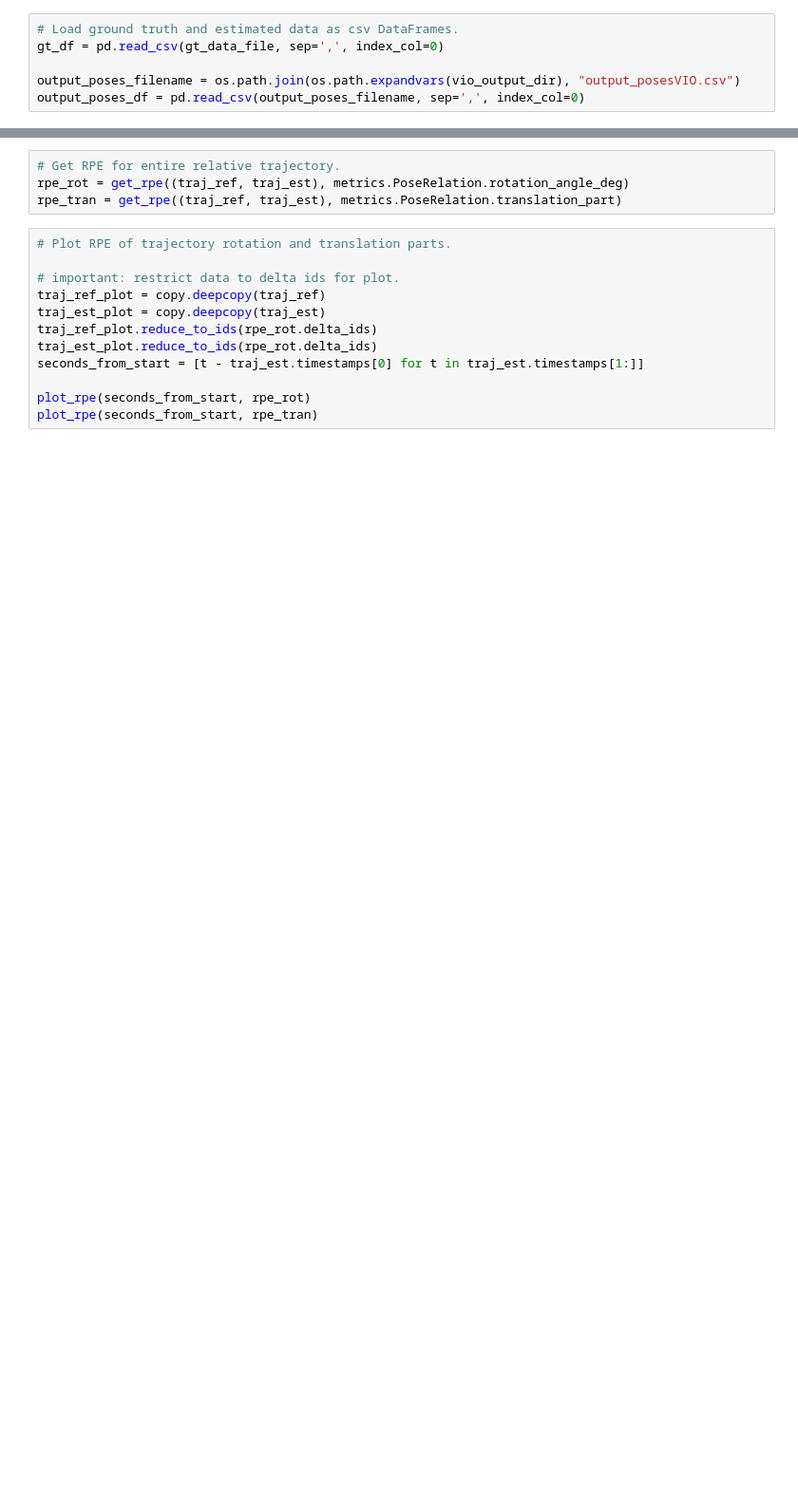
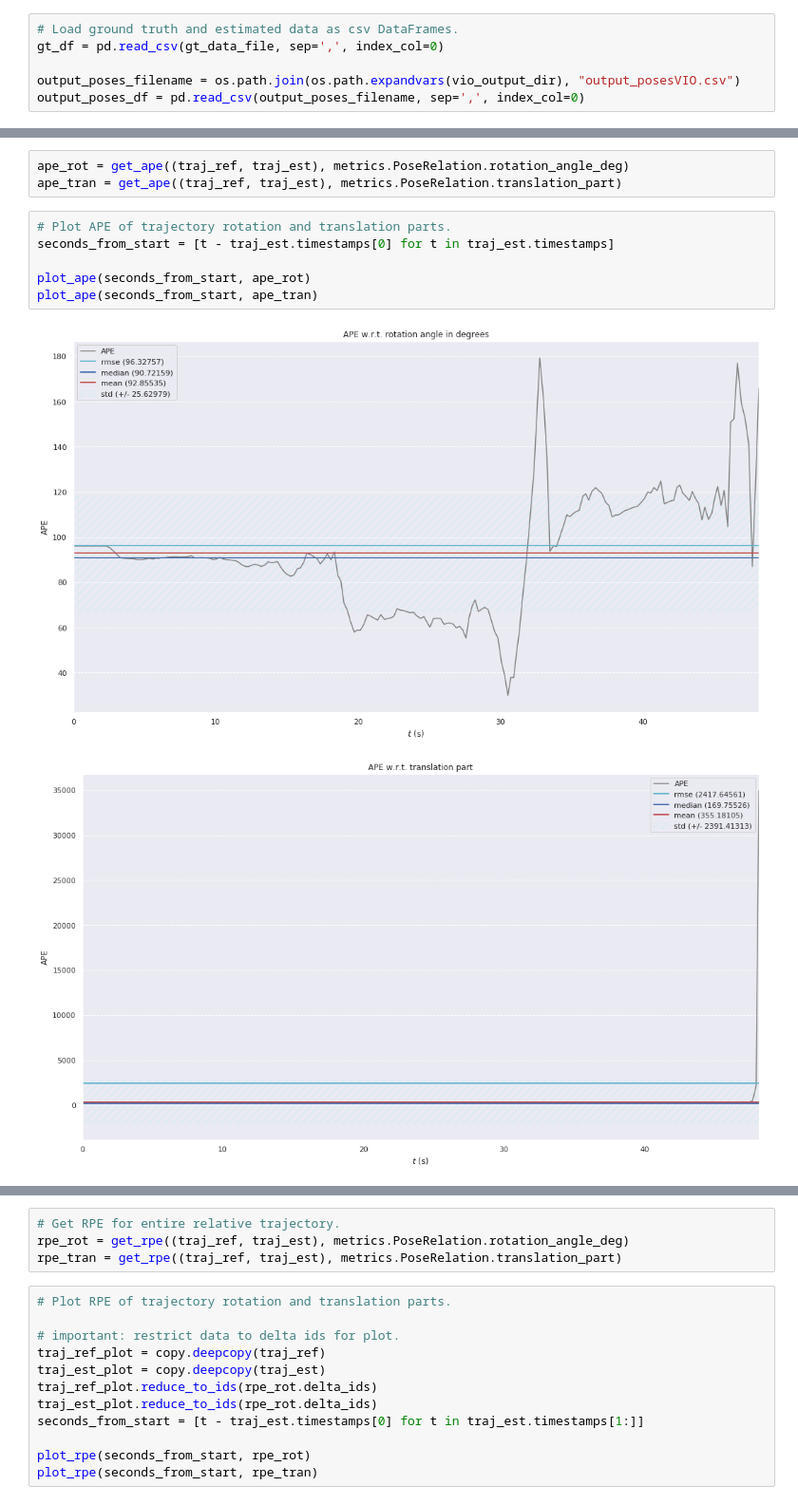
Before and after one commit to MIT-SPARK/Kimera-VIO-Evaluation, a Jupyter notebook: notebooks/plot_backend.ipynb, the cells around one changed output, grey strips where cells are left out. Shown at 95% size. Drawn from its saved outputs; the diff is of its cells as text; blank space fills up the shorter version.

```diff
--- a/notebooks/plot_backend.ipynb
+++ b/notebooks/plot_backend.ipynb
@@ -134,0 +199,12 @@ traj_est:  243 poses, 4812.206m path length, 55.259s duration
+# %%
+ape_rot = get_ape((traj_ref, traj_est), metrics.PoseRelation.rotation_angle_deg)
+ape_tran = get_ape((traj_ref, traj_est), metrics.PoseRelation.translation_part)
+# %%
+# Plot APE of trajectory rotation and translation parts.
+seconds_from_start = [t - traj_est.timestamps[0] for t in traj_est.timestamps]
+
+plot_ape(seconds_from_start, ape_rot)
+plot_ape(seconds_from_start, ape_tran)
+# %% [output]
+[figure, added]
+[figure, added]
```
Also changed, not shown: parts of 20 cells of this notebook.
